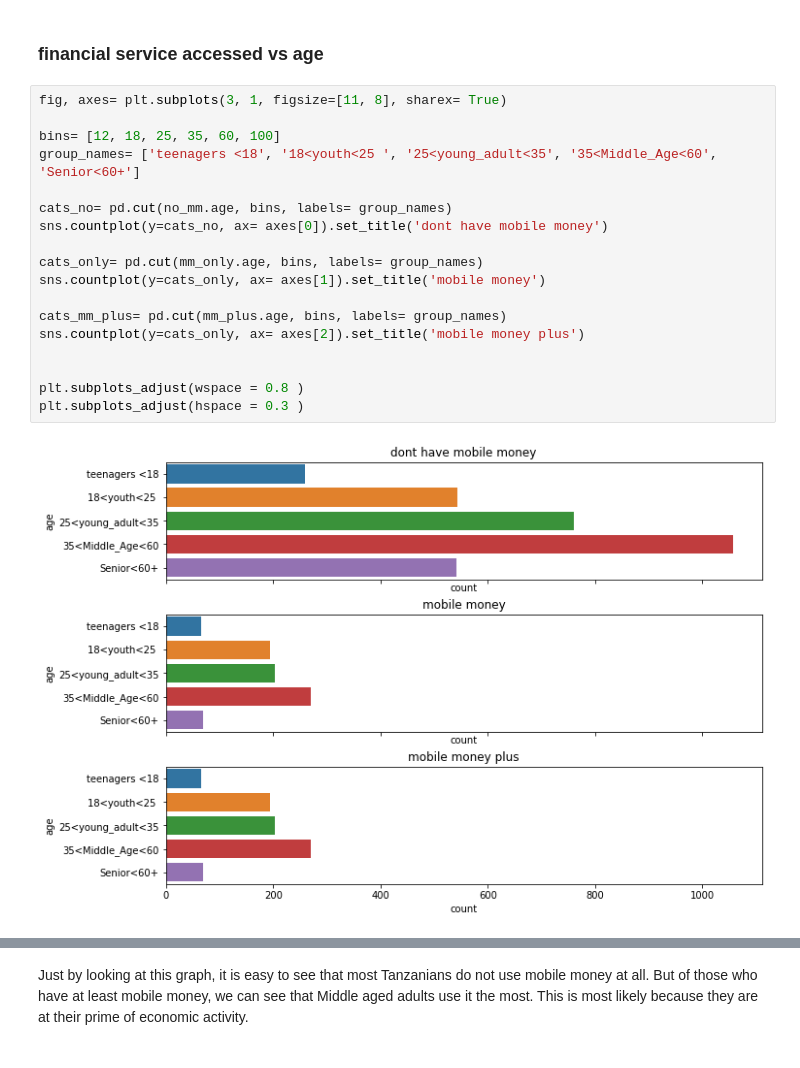
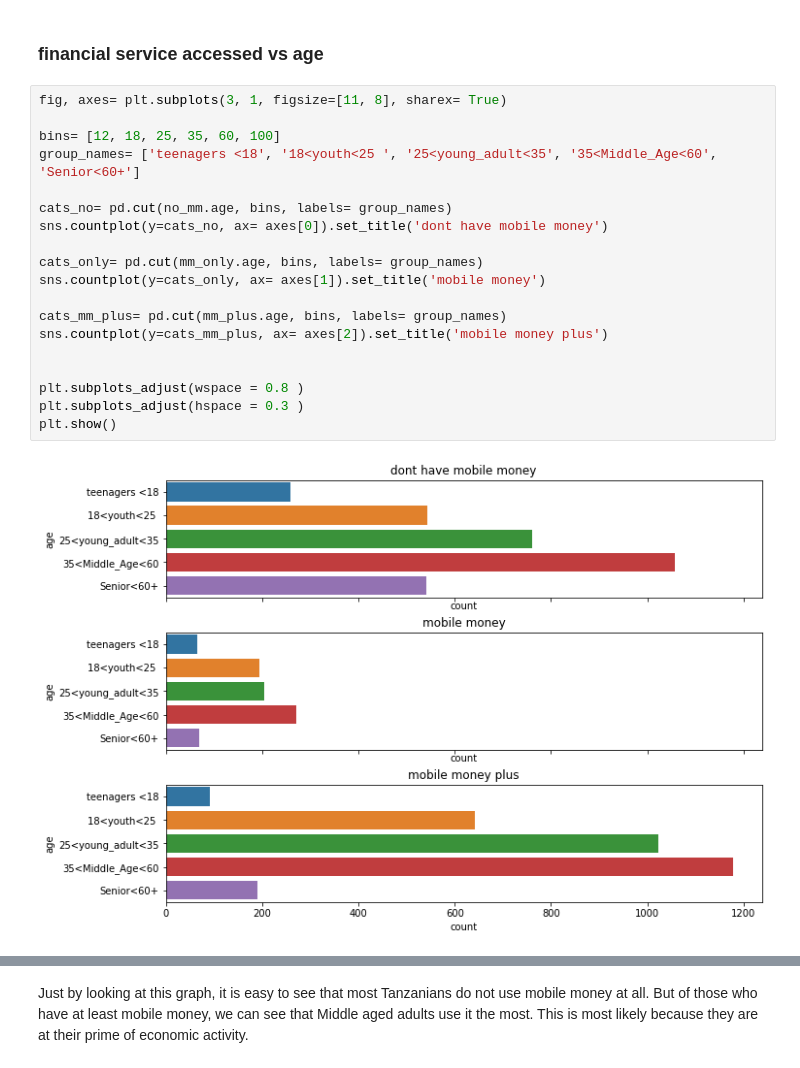
Before and after one commit to masaimahapa/Tanzania-mobile-money, a Jupyter notebook: mobile-money analysis.ipynb, the cells around one changed output, grey strips where cells are left out. Cells and saved outputs as stored; diff of their text form.

```diff
--- a/mobile-money analysis.ipynb
+++ b/mobile-money analysis.ipynb
@@ -159,20 +157,21 @@ mm_plus=df_mobile[df_mobile.mobile_money_classification==3]
 # %%
 fig, axes= plt.subplots(3, 1, figsize=[11, 8], sharex= True)
 
 bins= [12, 18, 25, 35, 60, 100]
 group_names= ['teenagers <18', '18<youth<25 ', '25<young_adult<35', '35<Middle_Age<60', 'Senior<60+']
 
 cats_no= pd.cut(no_mm.age, bins, labels= group_names)
 sns.countplot(y=cats_no, ax= axes[0]).set_title('dont have mobile money')
 
 cats_only= pd.cut(mm_only.age, bins, labels= group_names)
 sns.countplot(y=cats_only, ax= axes[1]).set_title('mobile money')
 
 cats_mm_plus= pd.cut(mm_plus.age, bins, labels= group_names)
-sns.countplot(y=cats_only, ax= axes[2]).set_title('mobile money plus')
+sns.countplot(y=cats_mm_plus, ax= axes[2]).set_title('mobile money plus')
 
 
 plt.subplots_adjust(wspace = 0.8 )
 plt.subplots_adjust(hspace = 0.3 )
+plt.show()
 # %% [output]
-[figure, old version]
+[figure, new version]
```
Also changed, not shown: parts of 32 cells of this notebook.
